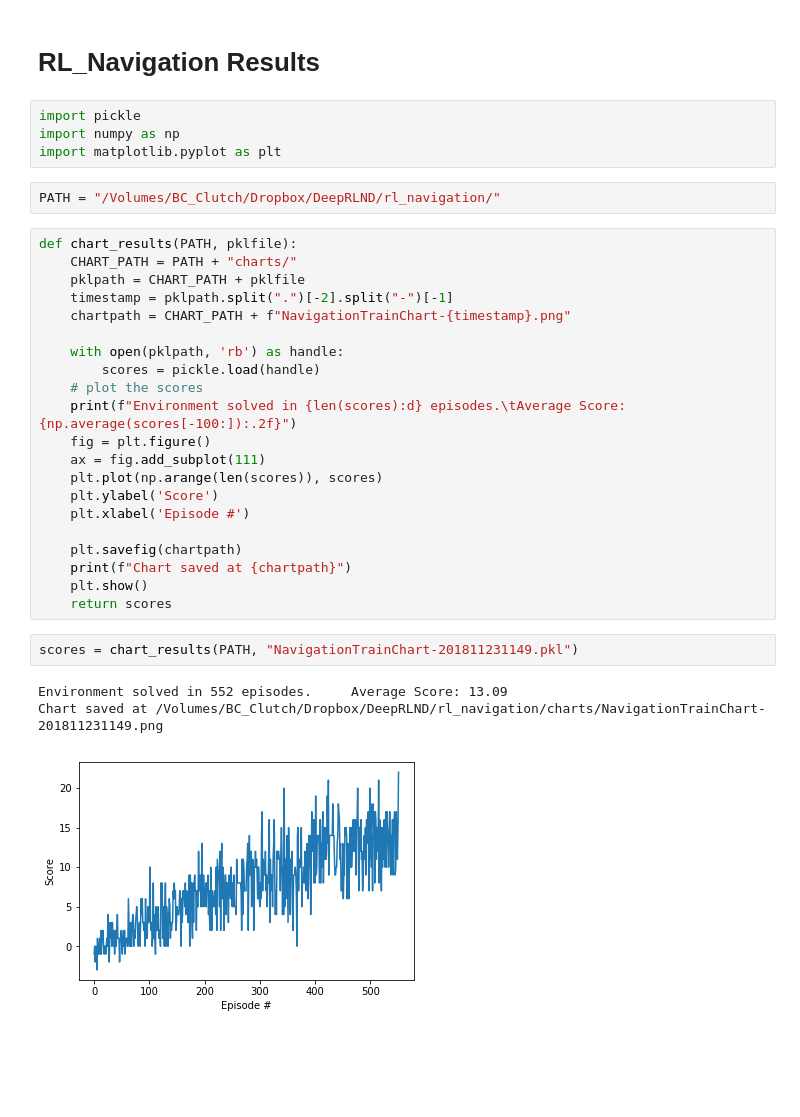
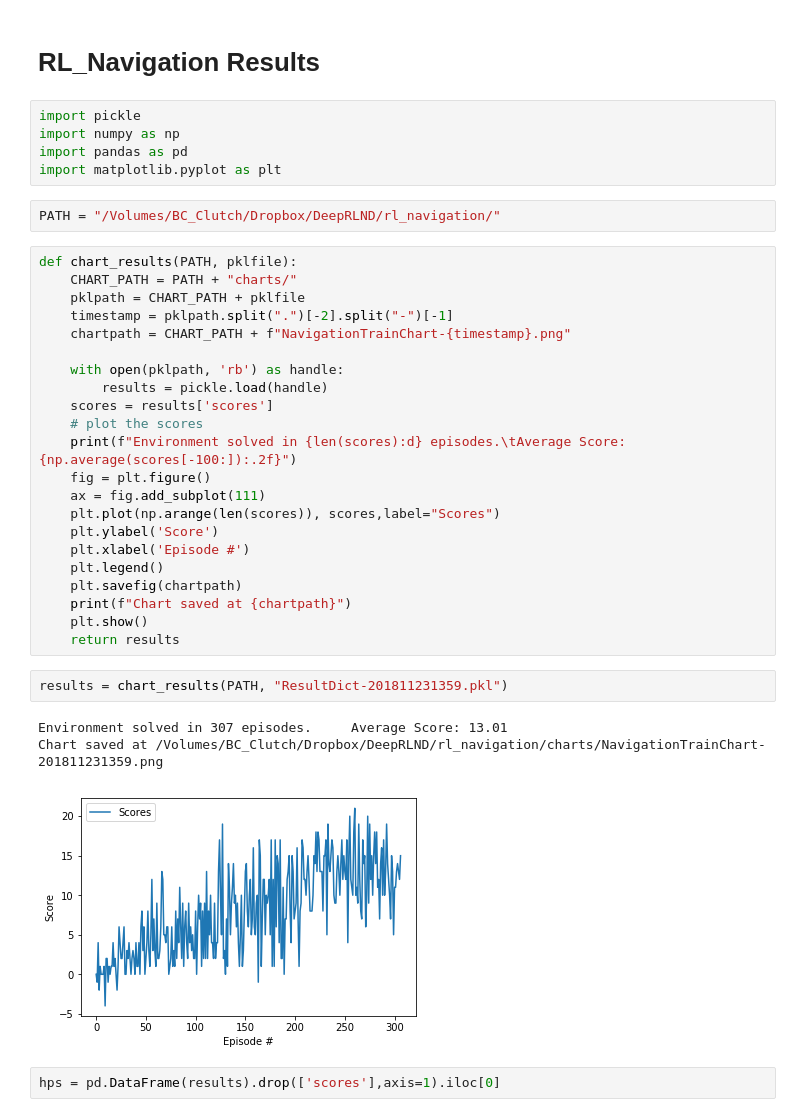
Before and after one commit to cipher813/rl_navigation, a Jupyter notebook: notebooks/rln_results_v1.00.ipynb, the cells around one changed output. Cells and saved outputs as stored; diff of their text form; blank space fills up the shorter version.

```diff
--- a/notebooks/rln_results_v1.00.ipynb
+++ b/notebooks/rln_results_v1.00.ipynb
@@ -3,6 +3,7 @@
 # %%
 import pickle
 import numpy as np
+import pandas as pd
 import matplotlib.pyplot as plt
 # %%
 PATH = "/Volumes/BC_Clutch/Dropbox/DeepRLND/rl_navigation/"
@@ -14,22 +15,25 @@ def chart_results(PATH, pklfile):
     chartpath = CHART_PATH + f"NavigationTrainChart-{timestamp}.png"
 
     with open(pklpath, 'rb') as handle:
-        scores = pickle.load(handle)
+        results = pickle.load(handle)
+    scores = results['scores']
     # plot the scores
     print(f"Environment solved in {len(scores):d} episodes.\tAverage Score: {np.average(scores[-100:]):.2f}")
     fig = plt.figure()
     ax = fig.add_subplot(111)
-    plt.plot(np.arange(len(scores)), scores)
+    plt.plot(np.arange(len(scores)), scores,label="Scores")
     plt.ylabel('Score')
     plt.xlabel('Episode #')
-
+    plt.legend()
     plt.savefig(chartpath)
     print(f"Chart saved at {chartpath}")
     plt.show()
-    return scores
+    return results
 # %%
-scores = chart_results(PATH, "NavigationTrainChart-201811231149.pkl")
+results = chart_results(PATH, "ResultDict-201811231359.pkl")
 # %% [output]
-Environment solved in 552 episodes.     Average Score: 13.09
-Chart saved at /Volumes/BC_Clutch/Dropbox/DeepRLND/rl_navigation/charts/NavigationTrainChart-201811231149.png
+Environment solved in 307 episodes.     Average Score: 13.01
+Chart saved at /Volumes/BC_Clutch/Dropbox/DeepRLND/rl_navigation/charts/NavigationTrainChart-201811231359.png
-[figure, old version]
+[figure, new version]
+# %%
+hps = pd.DataFrame(results).drop(['scores'],axis=1).iloc[0]
```
Also changed, not shown: parts of 1 cell of this notebook, 15 other files.
